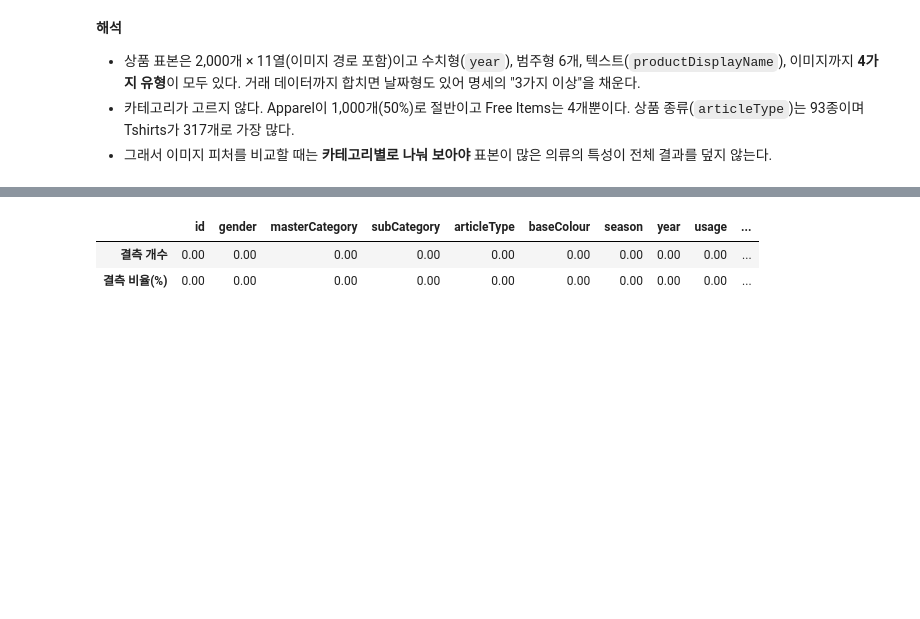
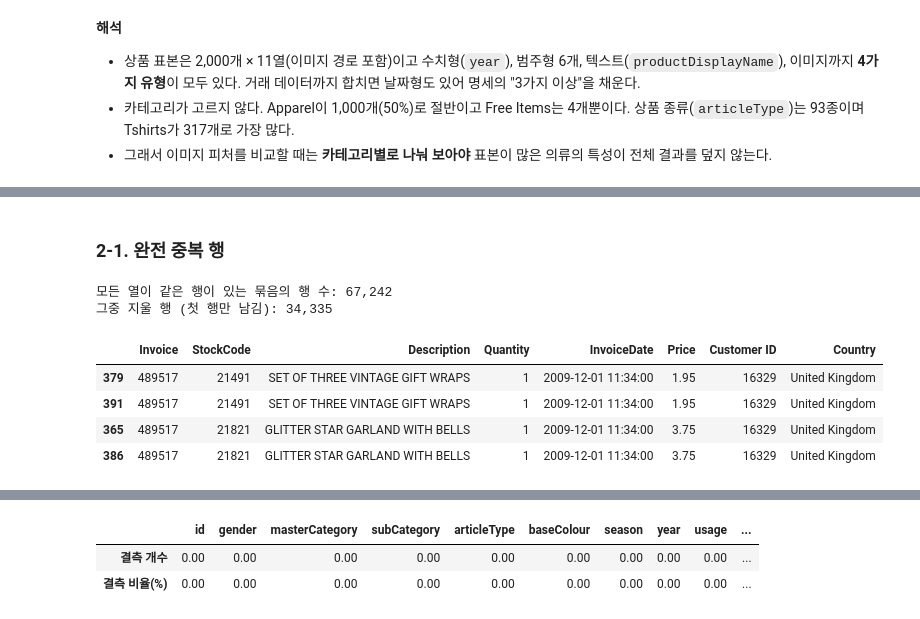
Before and after one commit to ashofrondol/codyssey_A1-1, a Jupyter notebook: notebooks/analysis_report.ipynb, the cells around one changed output, grey strips where cells are left out. Cells and saved outputs as stored; diff of their text form; code cells hidden in the pictures; blank space fills up the shorter version.

```diff
--- a/notebooks/analysis_report.ipynb
+++ b/notebooks/analysis_report.ipynb
@@ -173,0 +185,16 @@ types
+# %% [markdown]
+### 2-1. 완전 중복 행
+# %%
+dup_mask = tx.df.duplicated(keep=False)
+print(f"모든 열이 같은 행이 있는 묶음의 행 수: {dup_mask.sum():,}")
+print(f"그중 지울 행 (첫 행만 남김): {tx.df.duplicated().sum():,}")
+example = tx.df[dup_mask].sort_values(["Invoice", "StockCode"]).head(4)
+example
+# %% [output]
+모든 열이 같은 행이 있는 묶음의 행 수: 67,242
+그중 지울 행 (첫 행만 남김): 34,335
+|  | Invoice | StockCode | Description | Quantity | InvoiceDate | Price | Customer ID | Country |
+| 379 | 489517 | 21491 | SET OF THREE VINTAGE GIFT WRAPS | 1 | 2009-12-01 11:34:00 | 1.95 | 16329 | United Kingdom |
+| 391 | 489517 | 21491 | SET OF THREE VINTAGE GIFT WRAPS | 1 | 2009-12-01 11:34:00 | 1.95 | 16329 | United Kingdom |
+| 365 | 489517 | 21821 | GLITTER STAR GARLAND WITH BELLS | 1 | 2009-12-01 11:34:00 | 3.75 | 16329 | United Kingdom |
+| 386 | 489517 | 21821 | GLITTER STAR GARLAND WITH BELLS | 1 | 2009-12-01 11:34:00 | 3.75 | 16329 | United Kingdom |
```
Also changed, not shown: parts of 51 cells of this notebook, 11 other files.
